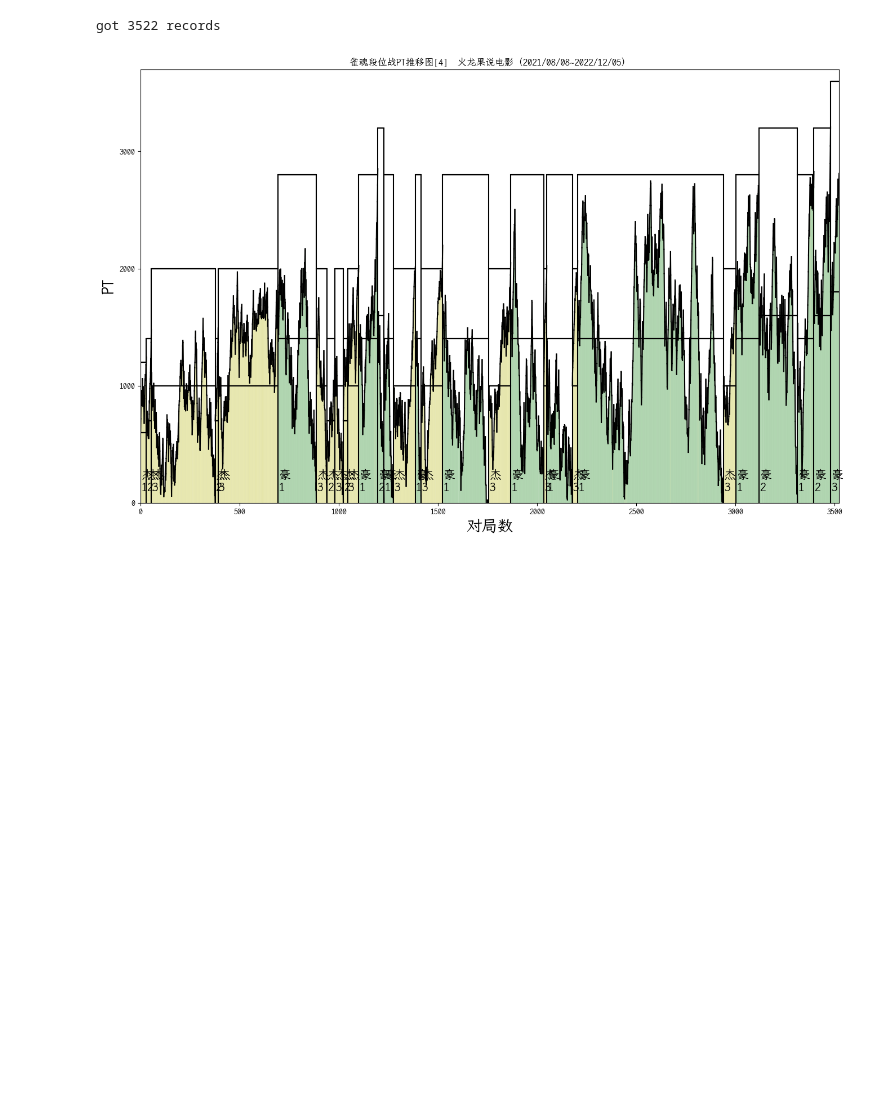
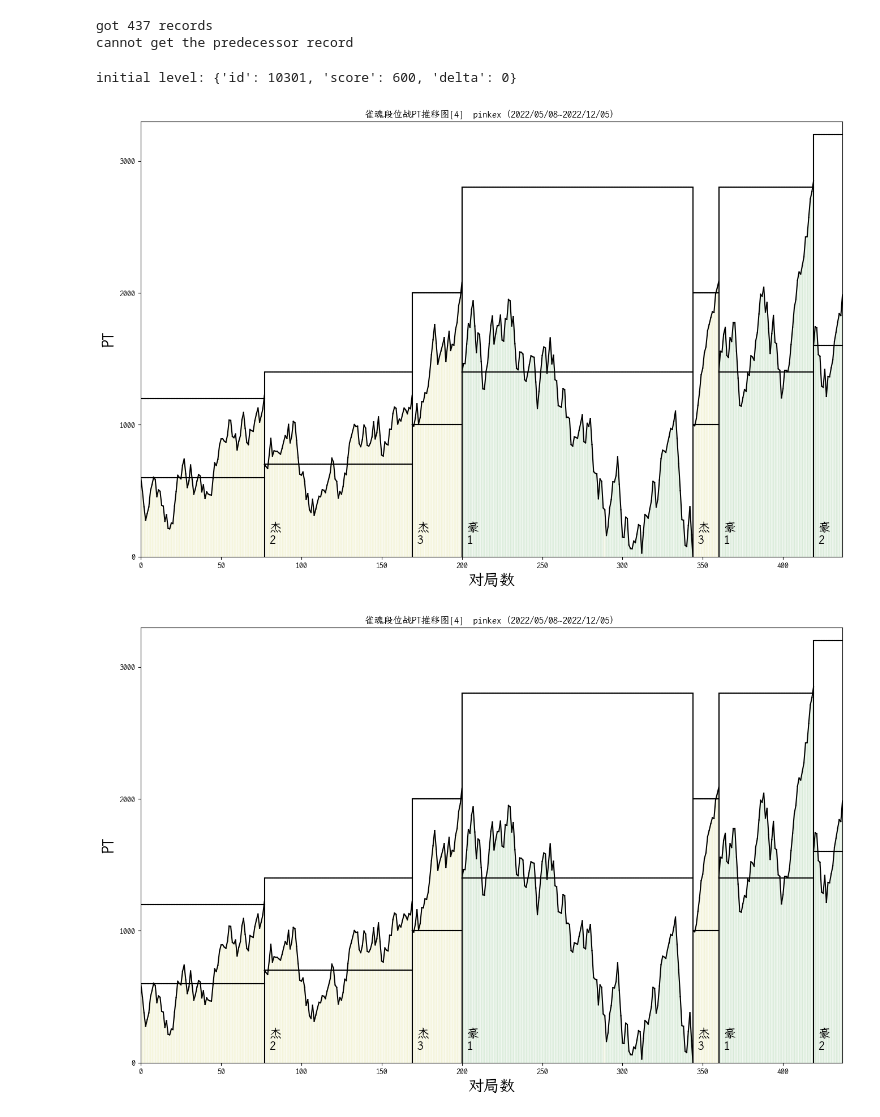
Before and after one commit to bot-ssttkkl/nonebot-plugin-majsoul, a Jupyter notebook: majsoul_pt_plot.ipynb, the cells around one changed output. Drawn from its saved outputs; the diff is of its cells as text; code cells hidden in the pictures; blank space fills up the shorter version.

```diff
--- a/majsoul_pt_plot.ipynb
+++ b/majsoul_pt_plot.ipynb
@@ -1,14 +1,15 @@
 # %%
-player_name = '火龙果说电影'
+player_name = 'pinkex'
 player_num = 4
+limit = 450
 # %%
 if player_num == 4:
-    base_url = 'https://2.data.amae-koromo.com/api/v2/pl4'
+    base_url = 'https://3.data.amae-koromo.com/api/v2/pl4'
     room_rank = '16.15.12.11.9.8'
     color = {16: 'r', 15: 'r', 12: 'g', 11: 'g', 9: 'y', 8: 'y'}
     initial_rank = 10301
 elif player_num == 3:
-    base_url = 'https://2.data.amae-koromo.com/api/v2/pl3'
+    base_url = 'https://3.data.amae-koromo.com/api/v2/pl3'
     room_rank = '26.24.22.25.23.21'
     color = {26: 'r', 25: 'r', 24: 'g', 23: 'g', 22: 'y', 21: 'y'}
     initial_rank = 20301
@@ -25,7 +48,7 @@ print(player)
 end_timestamp = player['latest_timestamp']
 records = []
 
-while True:
+while not limit or len(records) <= limit:
     pending_records = requests.get(
         f"{base_url}/player_records/{player['id']}/{end_timestamp}999/1262304000000?mode={room_rank}&limit=200&descending=true").json()
     records.extend(pending_records)
@@ -35,8 +58,19 @@ while True:
 
     end_timestamp = pending_records[-1]["startTime"] - 1
 
+predecessor_record = None
+if limit:
+    if len(records) > limit:
+        predecessor_record = records[limit]
+    records = records[:limit]
+
 records.reverse()
 
 print(f"got {len(records)} records")
+if predecessor_record is not None:
+    print(f"got a predecessor record {predecessor_record}")
+else:
+    print("cannot get the predecessor record")
 # %% [output]
-got 3522 records
+got 437 records
+cannot get the predecessor record
@@ -65,3 +77,19 @@ plt.rcParams['font.sans-serif'] = 'LXGW WenKai Mono Lite'
+# %%
+if predecessor_record is not None:
+    player_stats_at_start = requests.get(
+        f"{base_url}/player_stats/{player['id']}/{predecessor_record['startTime']}000/{predecessor_record['endTime']}999?mode={room_rank}").json()
+    initial_level = player_stats_at_start['level']
+else:
+    player_stats_at_start = None
+    initial_level = None
+    for p in records[0]["players"]:
+        if p["accountId"] == player["id"]:
+            initial_level = {'id': p['level'], 'score': rank_max_pt(p['level']) // 2, 'delta': 0}
+            break
+
+print(f"initial level: {initial_level}")
+# %% [output]
+initial level: {'id': 10301, 'score': 600, 'delta': 0}
 # %%
 from datetime import datetime, timezone
 from matplotlib.axes import Axes
@@ -70,9 +98,9 @@ from matplotlib.figure import Figure
 fig: Figure = plt.figure(facecolor='w', figsize=(16, 10))
 ax: Axes = fig.add_subplot(1, 1, 1)
 
-pre_rank = None
-pre_pt, pt, base = 0, 0, 0
-max_rank = None
+pre_rank = max_rank = initial_level["id"]
+pre_pt = pt = initial_level["score"] + initial_level["delta"]
+base = rank_max_pt(pre_rank) // 2
 
 for i, r in enumerate(records):
     for p in r["players"]:
@@ -80,7 +108,7 @@ for i, r in enumerate(records):
             continue
 
         rank = p["level"]
-        if max_rank is None or rank > max_rank:
+        if rank > max_rank:
             max_rank = rank
 
         if pre_rank != rank:
@@ -90,31 +118,32 @@ for i, r in enumerate(records):
             base = rank_max_pt(rank) // 2
             pt = pre_pt = base
 
         pt += p['gradingScore'] * 5 if rank // 100 % 100 >= 7 else p['gradingScore']
 
         ax.plot([i, i + 1], [pre_pt, pt], color='k', lw=1.5)
         ax.fill_between([i, i + 1], [pre_pt, pt], color=color[r['modeId']], alpha=0.05)
         ax.plot([i, i + 1], [base, base], color='k', lw=1.5)
         ax.plot([i, i + 1], [base * 2, base * 2], color='k', lw=1.5)
 
         pre_rank, pre_pt = rank, pt
 
 start_time = datetime.fromtimestamp(records[0]["startTime"], timezone.utc)
 end_time = datetime.fromtimestamp(records[-1]["startTime"], timezone.utc)
 
 ax.set_title(f'雀魂段位战PT推移图[{player_num}]  '
              f'{player["nickname"]}'
              f'（{start_time.strftime("%Y/%m/%d")}~{end_time.strftime("%Y/%m/%d")}）',
              fontsize=12, pad=5)
 ax.set_xlabel('对局数', fontsize=20)
 ax.set_ylabel('PT', fontsize=20)
 
 # ax.set_xticks(fontsize=20)
 ax.set_yticks([i * 1000 for i in range(11)], fontsize=20)
 
 ax.set_xlim(0, len(records))
 ax.set_ylim(0, rank_max_pt(max_rank) + 100)
 
 plt.show()
 # %% [output]
-[figure, old version]
+[figure, new version]
+[figure, added]
```
Also changed, not shown: parts of 5 cells of this notebook, 4 other files.
